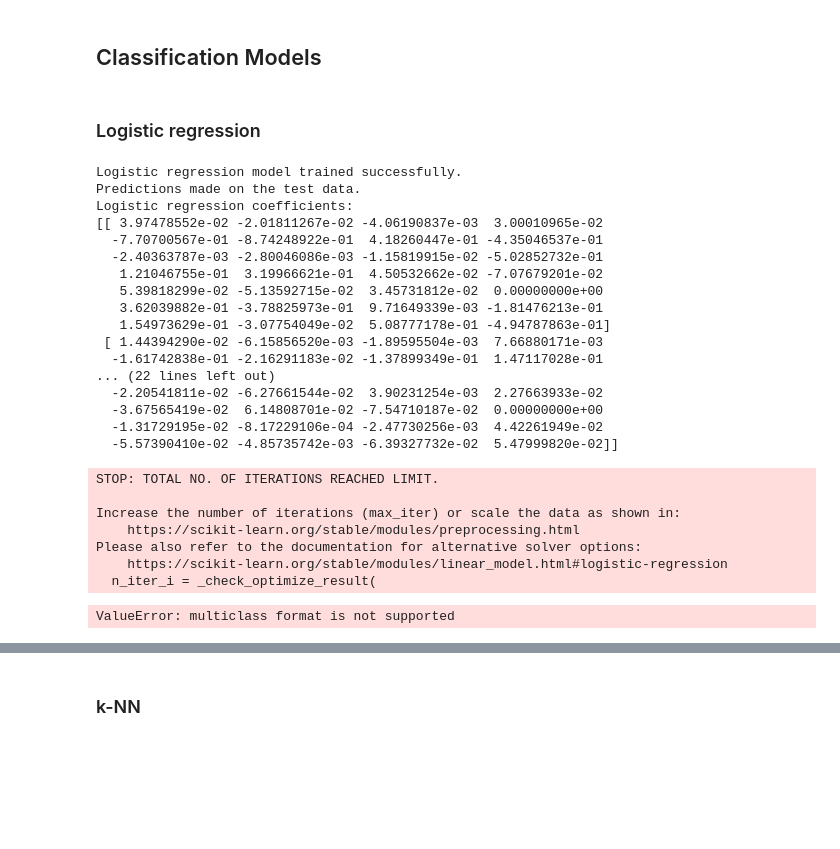
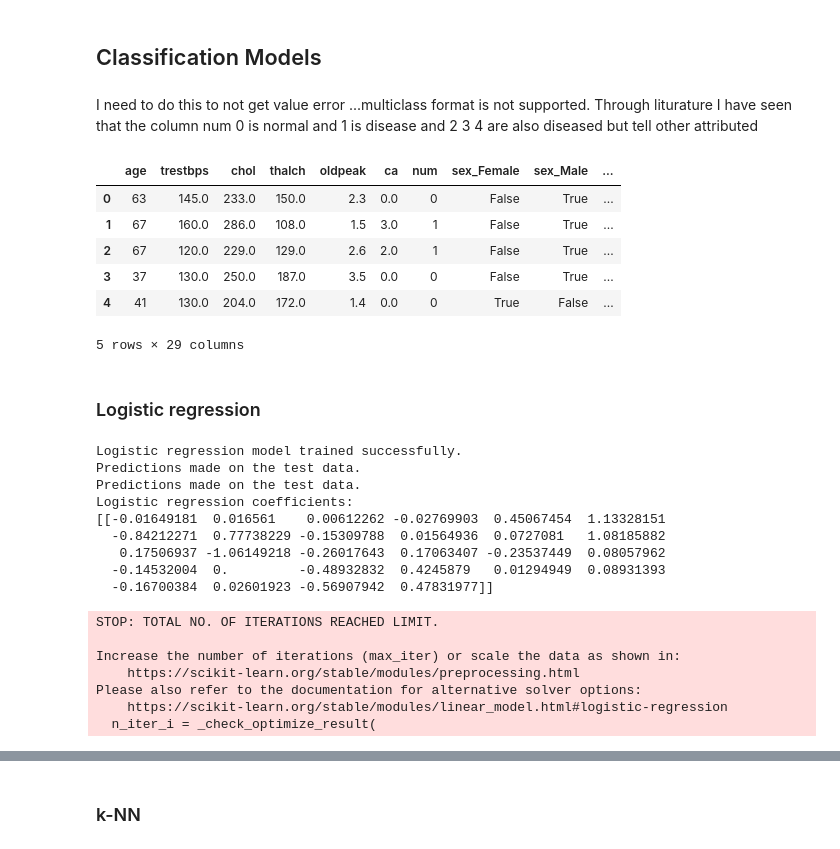
Before and after one commit to aleksandra-maciruta/BINF5507, a Jupyter notebook: Assignment_2/Scripts/main.ipynb, the cells around one changed output, grey strips where cells are left out. Cells and saved outputs as stored; diff of their text form; code cells hidden in the pictures; blank space fills up the shorter version.

```diff
--- a/Assignment_2/Scripts/main.ipynb
+++ b/Assignment_2/Scripts/main.ipynb
@@ -245,23 +254,43 @@ ax = sns.heatmap(r2_heatmap,
 [figure]
 # %% [markdown]
 ## Classification Models
+# %% [markdown]
+I need to do this to not get value error ...multiclass format is not supported. Through liturature I have seen that the column num 0 is normal and 1 is disease and 2 3 4 are also diseased but tell other attributed
+# %%
+data_format_fixed = one_hot_encoded_df.copy()
+# Convert 2, 3, 4 to 1
+data_format_fixed['num'] = data_format_fixed['num'].apply(lambda x: 1 if x in [1, 2, 3, 4] else 0)
+# %%
+data_format_fixed.head()
+# %% [output]
+|  | age | trestbps | chol | thalch | oldpeak | ca | num | sex_Female | sex_Male | ... |
+| 0 | 63 | 145.0 | 233.0 | 150.0 | 2.3 | 0.0 | 0 | False | True | ... |
+| 1 | 67 | 160.0 | 286.0 | 108.0 | 1.5 | 3.0 | 1 | False | True | ... |
+| 2 | 67 | 120.0 | 229.0 | 129.0 | 2.6 | 2.0 | 1 | False | True | ... |
+| 3 | 37 | 130.0 | 250.0 | 187.0 | 3.5 | 0.0 | 0 | False | True | ... |
+| 4 | 41 | 130.0 | 204.0 | 172.0 | 1.4 | 0.0 | 0 | True | False | ... |
+5 rows × 29 columns
 # %% [markdown]
 ### Logistic regression
 # %%
 # Separate features (X) and target variable (y)
-X = one_hot_encoded_df.drop('num', axis=1)
-y = one_hot_encoded_df['num']
+X = data_format_fixed.drop('num', axis=1)
+y = data_format_fixed['num']
 
 # Split the data into training and testing sets
 X_train, X_test, y_train, y_test = train_test_split(X, y, test_size=0.3, random_state=42)
 
 # Train a logistic regression model
-log_reg = LogisticRegression()
+log_reg = LogisticRegression(penalty=None, solver='lbfgs')
 log_reg.fit(X_train, y_train)
 print('Logistic regression model trained successfully.')
 
 # Predict probabilities
 y_scores = log_reg.predict_proba(X_test)[:, 1]
+print('Predictions made on the test data.')
+
+# Make predictions on the test data
+y_pred = log_reg.predict(X_test)
 print('Predictions made on the test data.')
 
 # Print the coefficients of the trained model
@@ -278,21 +307,13 @@ average_precision = average_precision_score(y_test, y_scores)
 # %% [output]
 Logistic regression model trained successfully.
 Predictions made on the test data.
+Predictions made on the test data.
 Logistic regression coefficients:
-[[ 3.97478552e-02 -2.01811267e-02 -4.06190837e-03  3.00010965e-02
-  -7.70700567e-01 -8.74248922e-01  4.18260447e-01 -4.35046537e-01
-  -2.40363787e-03 -2.80046086e-03 -1.15819915e-02 -5.02852732e-01
-   1.21046755e-01  3.19966621e-01  4.50532662e-02 -7.07679201e-02
-   5.39818299e-02 -5.13592715e-02  3.45731812e-02  0.00000000e+00
-   3.62039882e-01 -3.78825973e-01  9.71649339e-03 -1.81476213e-01
-   1.54973629e-01 -3.07754049e-02  5.08777178e-01 -4.94787863e-01]
- [ 1.44394290e-02 -6.15856520e-03 -1.89595504e-03  7.66880171e-03
-  -1.61742838e-01 -2.16291183e-02 -1.37899349e-01  1.47117028e-01
-... (22 lines left out)
-  -2.20541811e-02 -6.27661544e-02  3.90231254e-03  2.27663933e-02
-  -3.67565419e-02  6.14808701e-02 -7.54710187e-02  0.00000000e+00
-  -1.31729195e-02 -8.17229106e-04 -2.47730256e-03  4.42261949e-02
-  -5.57390410e-02 -4.85735742e-03 -6.39327732e-02  5.47999820e-02]]
+[[-0.01649181  0.016561    0.00612262 -0.02769903  0.45067454  1.13328151
+  -0.84212271  0.77738229 -0.15309788  0.01564936  0.0727081   1.08185882
+   0.17506937 -1.06149218 -0.26017643  0.17063407 -0.23537449  0.08057962
+  -0.14532004  0.         -0.48932832  0.4245879   0.01294949  0.08931393
+  -0.16700384  0.02601923 -0.56907942  0.47831977]]
 STOP: TOTAL NO. OF ITERATIONS REACHED LIMIT.
 
 Increase the number of iterations (max_iter) or scale the data as shown in:
@@ -300,4 +321,3 @@ Increase the number of iterations (max_iter) or scale the data as shown in:
 Please also refer to the documentation for alternative solver options:
     https://scikit-learn.org/stable/modules/linear_model.html#logistic-regression
   n_iter_i = _check_optimize_result(
-ValueError: multiclass format is not supported
```
Also changed, not shown: parts of 7 cells of this notebook.
